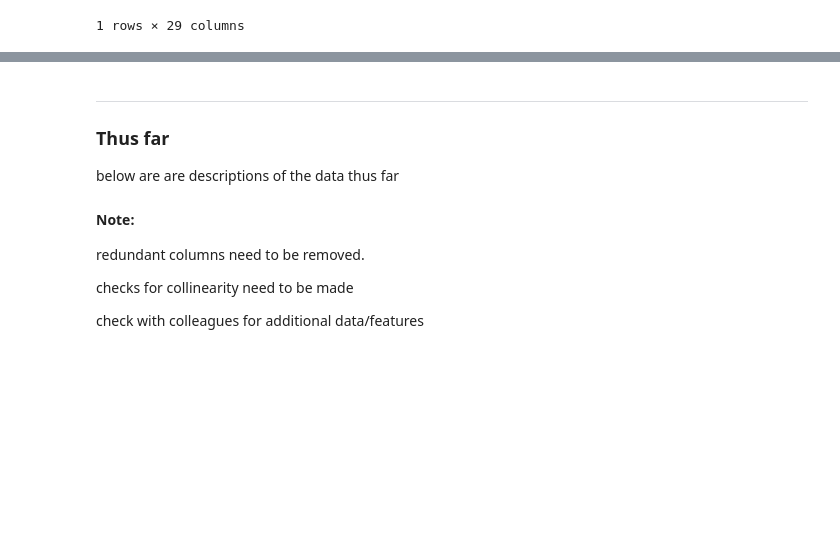
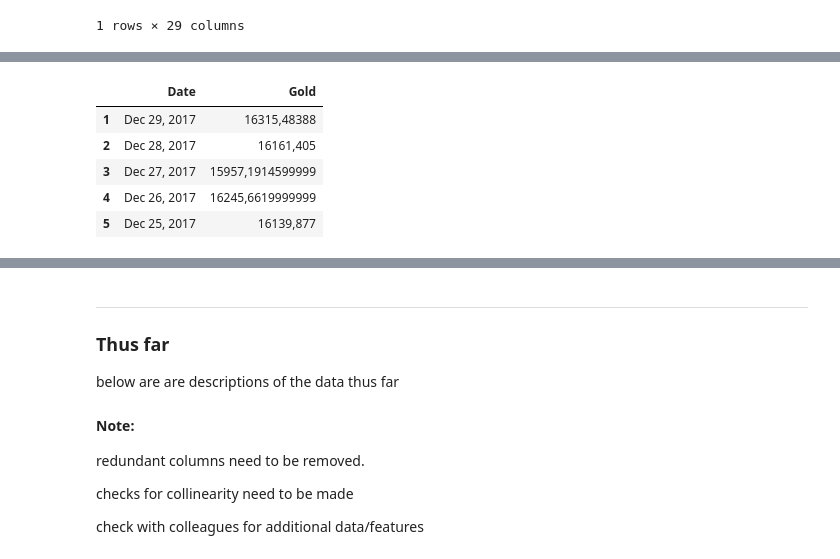
Before and after one commit to Wahe3bru/LinReg, a Jupyter notebook: ResearchBook.ipynb, the cells around one changed output, grey strips where cells are left out. Saved outputs shown, nothing was run; the diff lists cells and outputs as text; code cells hidden in the pictures; blank space fills up the shorter version.

```diff
--- a/ResearchBook.ipynb
+++ b/ResearchBook.ipynb
@@ -140,0 +193,9 @@ df_5.head(1)
+# %%
+gold_df.dropna().head()
+# %% [output]
+|  | Date | Gold |
+| 1 | Dec 29, 2017 | 16315,48388 |
+| 2 | Dec 28, 2017 | 16161,405 |
+| 3 | Dec 27, 2017 | 15957,1914599999 |
+| 4 | Dec 26, 2017 | 16245,6619999999 |
+| 5 | Dec 25, 2017 | 16139,877 |
```
Also changed, not shown: parts of 10 cells of this notebook, 1 other file.
